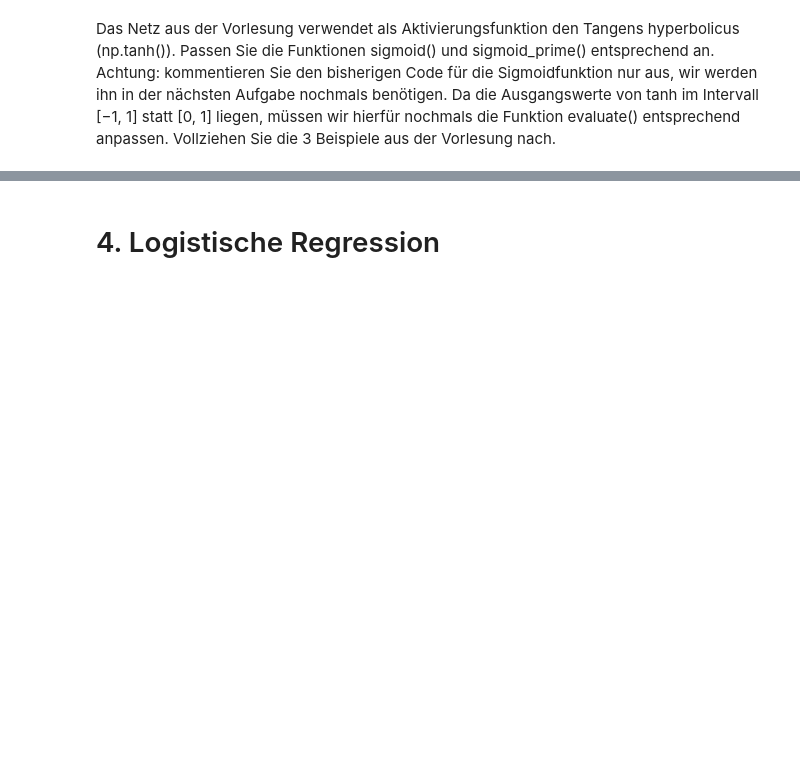
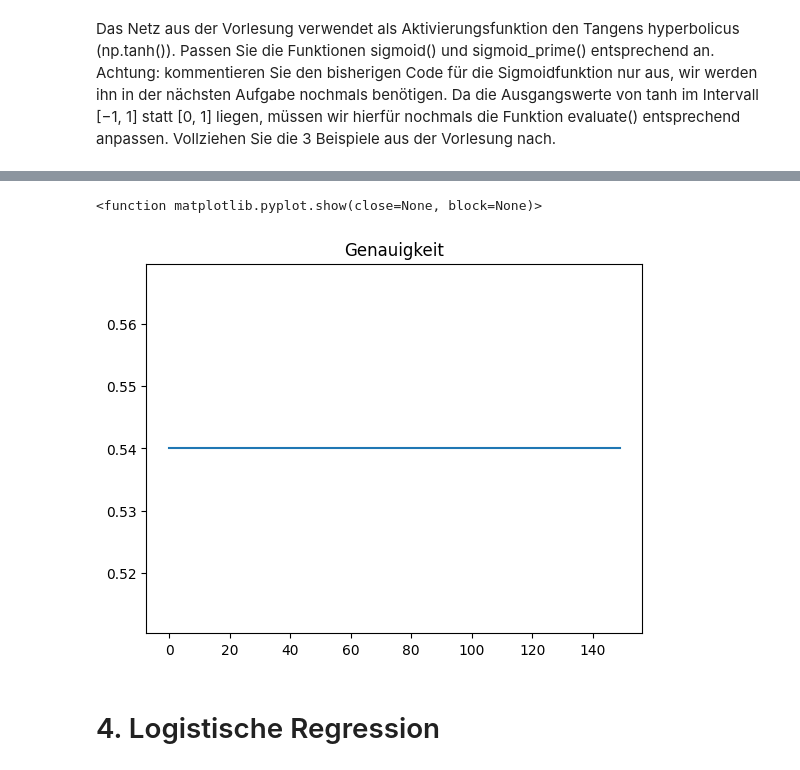
Before and after one commit to KrasserKai/Maschinelles-Lernen-Deep-Learning, a Jupyter notebook: dl-ex1/ex1.ipynb, the cells around one changed output, grey strips where cells are left out. Drawn from its saved outputs; the diff is of its cells as text; code cells hidden in the pictures; blank space fills up the shorter version.

```diff
--- a/dl-ex1/ex1.ipynb
+++ b/dl-ex1/ex1.ipynb
@@ -453,7 +456,49 @@ def sigmoid(z):
     return np.tanh(z)
 
 def sigmoid_prime(z):
-    return 1/(np.cosh(z)**2)
+    return 1 - np.tanh(z)**2
+
+def evaluate(x2, y2):
+    """Return the number of test inputs for which the neural
+    network outputs the correct result. Note that the neural
+    network's output is assumed to be the index of whichever
+    neuron in the final layer has the highest activation."""
+
+    correct = 0 # Anzahl korrekt klassifizierter Testbeispiele
+    y_array = []
+    y_pred_array = []
+    mse = []
+
+    # Gehe den Testdatensatz durch
+    for i in range(0, x2.shape[0]):
+        x = np.reshape(x2[i,:],(x2.shape[1],1)).copy()
+        if len(y2.shape) == 2:
+            y = np.reshape(y2[i,:],(y2.shape[1],1)).copy()
+        else:
+            y = y2[i].copy()
+
+        # Vorwärtslauf
+        y_pred = feedforward(x)
+        y_pred_array.append(y_pred[0])
+        y_array.append(y[0])
+
+        if y <= 0:
+          c = 0
+        else:
+          c = 1
+
+        if y_pred <= 0:
+          c_pred = 0
+        else:
+          c_pred = 1
+
+        if c == c_pred:
+            correct += 1
+
+        mse.append((y-y_pred)**2)
+
+    mse = np.mean(mse)
+    return correct, mse
 
 # Neuinitialisierung der Parameter
 mbs = 10
@@ -467,4 +512,9 @@ weights = [np.random.randn(y, x) for x, y in zip(sizes[:-1], sizes[1:])]
 
 # Training
 acc_val, mse = SGD(train_design_matrix, y_train_reshaped, epochs, mbs, eta, test_design_matrix, y_test_reshaped)
+
+# Lernkurve der Genauigkeit darstellen
+plt.plot(acc_val / test_design_matrix.shape[0])
+plt.title("Genauigkeit")
+plt.show
 # %% [output]
@@ -488,3 +538,5 @@ Epoch 149: 103.0 / 200
+<function matplotlib.pyplot.show(close=None, block=None)>
+[figure, added]
 # %% [markdown]
 # 4. Logistische Regression
 # %%
```
Also changed, not shown: parts of 16 cells of this notebook.
